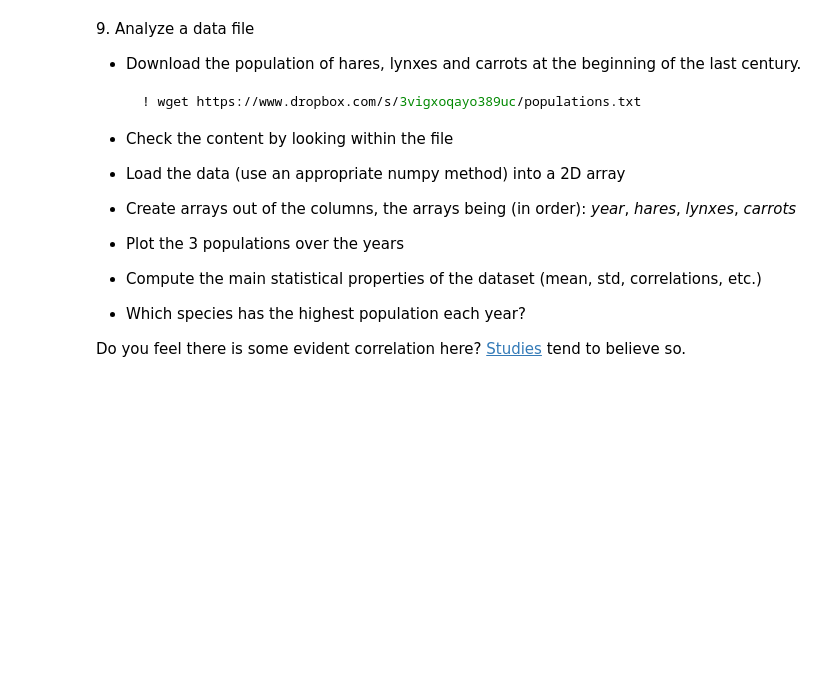
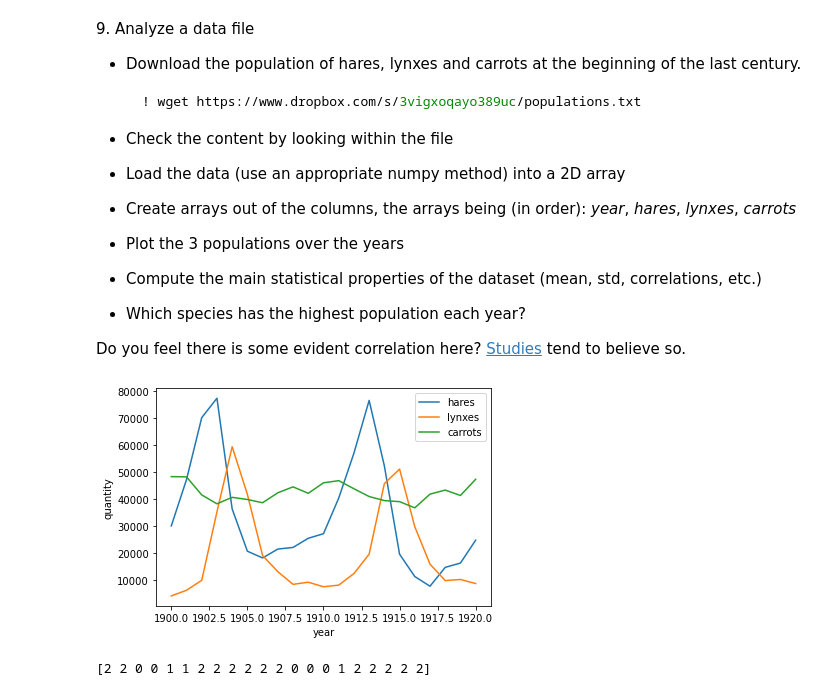
Before and after one commit to LauraRavagnani/LaboratoryOfComputationalPhysics_Y6, a Jupyter notebook: 04ex_Numpy.ipynb, the cells around one changed output. Drawn from its saved outputs; the diff is of its cells as text; code cells hidden in the pictures; blank space fills up the shorter version.

```diff
--- a/04ex_Numpy.ipynb
+++ b/04ex_Numpy.ipynb
@@ -283,3 +339,20 @@ Did you get what you expected?
   * Which species has the highest population each year?
 
 Do you feel there is some evident correlation here? [Studies](https://www.enr.gov.nt.ca/en/services/lynx/lynx-snowshoe-hare-cycle) tend to believe so.
+# %%
+data = np.loadtxt('populations.txt', comments = '#')
+year = data[:, 0]
+hares = data[:, 1]
+lynxes = data[:, 2]
+carrots = data[:, 3]
+
+plt.plot(year, hares, label = 'hares')
+plt.plot(year, lynxes, label = 'lynxes')
+plt.plot(year, carrots, label = 'carrots')
+plt.xlabel('year')
+plt.ylabel('quantity')
+plt.legend()
+plt.show()
+# %% [output]
+[figure, added]
+[2 2 0 0 1 1 2 2 2 2 2 2 0 0 0 1 2 2 2 2 2]
```
Also changed, not shown: parts of 9 cells of this notebook.
